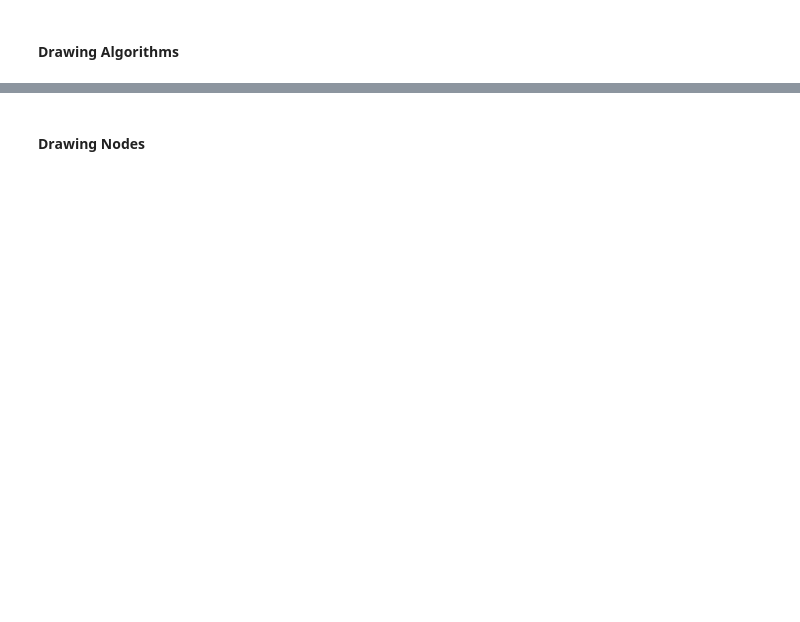
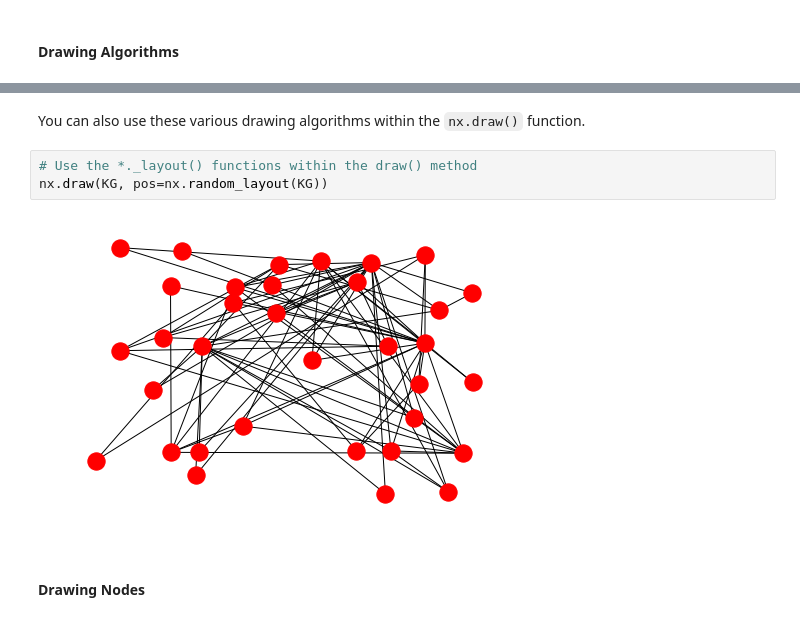
Before and after one commit to erictleung/lecture-python-bash, a Jupyter notebook: notebooks/network_outline.ipynb, the cells around one changed output, grey strips where cells are left out. Drawn from its saved outputs; the diff is of its cells as text; blank space fills up the shorter version.

```diff
--- a/notebooks/network_outline.ipynb
+++ b/notebooks/network_outline.ipynb
@@ -107,2 +237,9 @@ DS = nx.davis_southern_women_graph()
+# %% [markdown]
+You can also use these various drawing algorithms within the `nx.draw()` function.
+# %%
+# Use the *._layout() functions within the draw() method
+nx.draw(KG, pos=nx.random_layout(KG))
+# %% [output]
+[figure, added]
 # %% [markdown]
 #### Drawing Nodes
```
Also changed, not shown: parts of 69 cells of this notebook.
